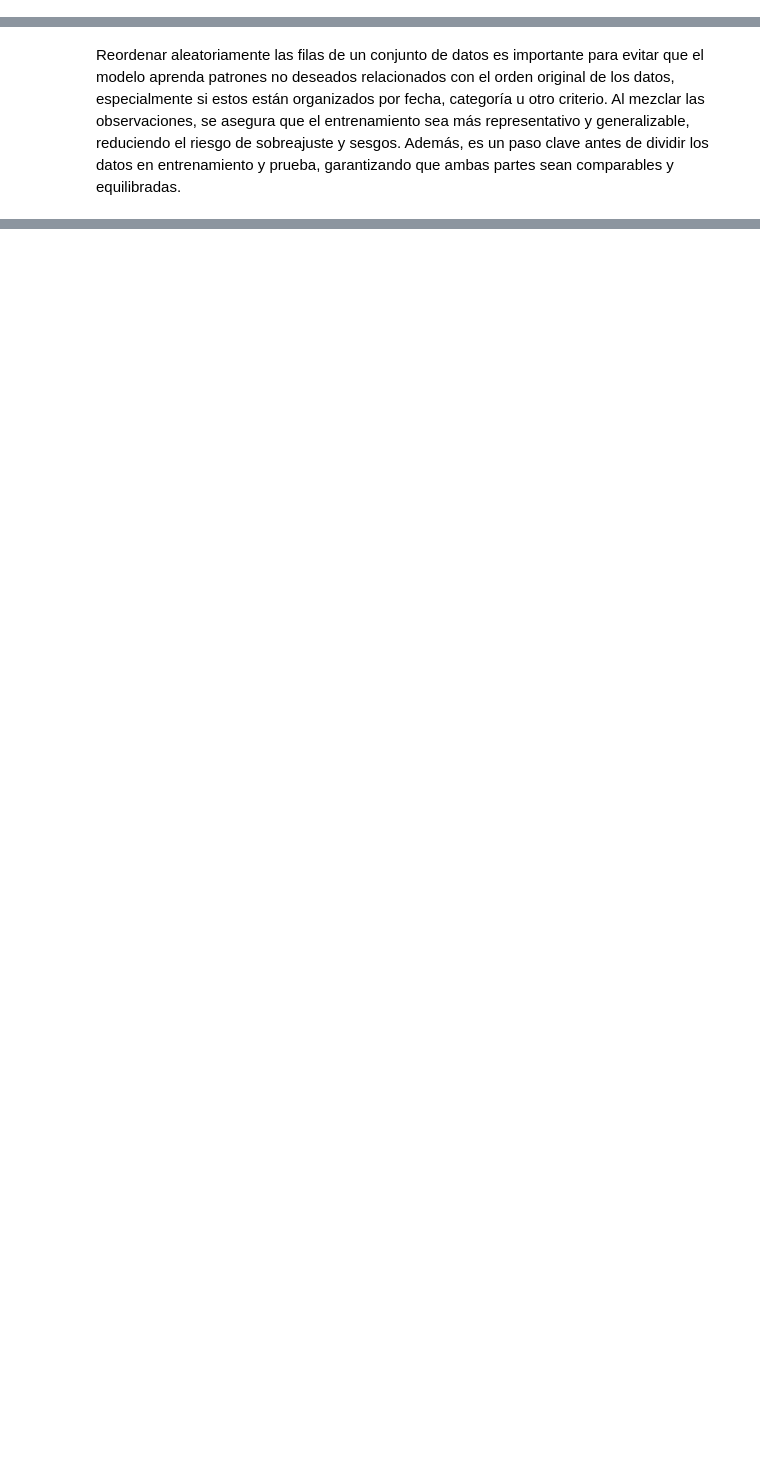
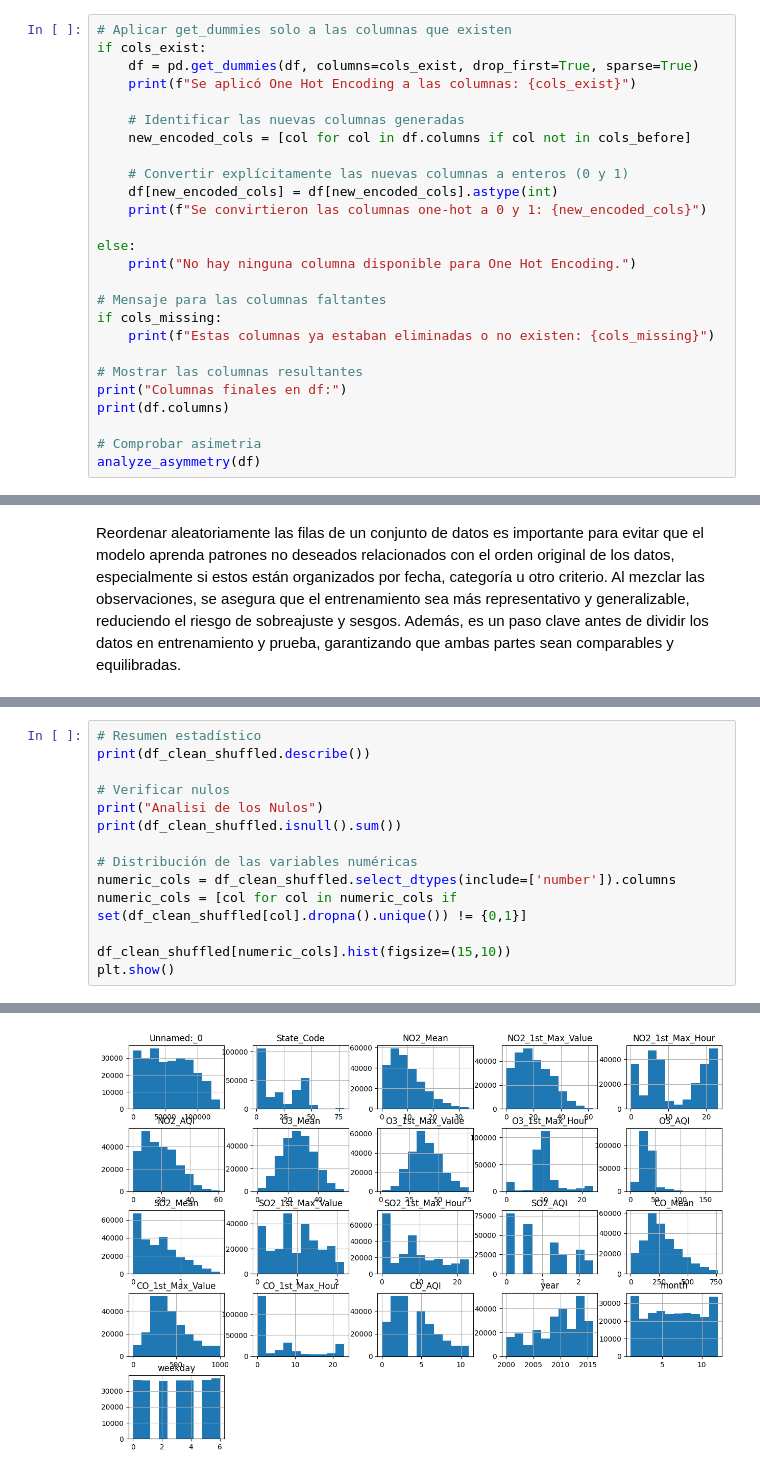
Before and after one commit to Israelamat/Study-and-prediction-of-U.S.-contamination, a Jupyter notebook: Proyecto_Final_IA_ML.ipynb, the cells around one changed output, grey strips where cells are left out. Drawn from its saved outputs; the diff is of its cells as text; blank space fills up the shorter version.

```diff
--- a/Proyecto_Final_IA_ML.ipynb
+++ b/Proyecto_Final_IA_ML.ipynb
@@ -709,0 +673,26 @@ Index(['Unnamed:_0', 'State_Code', 'County_Code', 'Site_Num', 'NO2_Mean',
+# %%
+# Aplicar get_dummies solo a las columnas que existen
+if cols_exist:
+    df = pd.get_dummies(df, columns=cols_exist, drop_first=True, sparse=True)
+    print(f"Se aplicó One Hot Encoding a las columnas: {cols_exist}")
+
+    # Identificar las nuevas columnas generadas
+    new_encoded_cols = [col for col in df.columns if col not in cols_before]
+
+    # Convertir explícitamente las nuevas columnas a enteros (0 y 1)
+    df[new_encoded_cols] = df[new_encoded_cols].astype(int)
+    print(f"Se convirtieron las columnas one-hot a 0 y 1: {new_encoded_cols}")
+
+else:
+    print("No hay ninguna columna disponible para One Hot Encoding.")
+
+# Mensaje para las columnas faltantes
+if cols_missing:
+    print(f"Estas columnas ya estaban eliminadas o no existen: {cols_missing}")
+
+# Mostrar las columnas resultantes
+print("Columnas finales en df:")
+print(df.columns)
+
+# Comprobar asimetria
+analyze_asymmetry(df)
@@ -775,0 +831,15 @@ print("Estoy abajo")
+# %%
+# Resumen estadístico
+print(df_clean_shuffled.describe())
+
+# Verificar nulos
+print("Analisi de los Nulos")
+print(df_clean_shuffled.isnull().sum())
+
+# Distribución de las variables numéricas
+numeric_cols = df_clean_shuffled.select_dtypes(include=['number']).columns
+numeric_cols = [col for col in numeric_cols if set(df_clean_shuffled[col].dropna().unique()) != {0,1}]
+
+df_clean_shuffled[numeric_cols].hist(figsize=(15,10))
+plt.show()
+# %% [output]
@@ -775,0 +863 @@ print("Estoy abajo")
+[figure, added]
```
Also changed, not shown: parts of 17 cells of this notebook.
